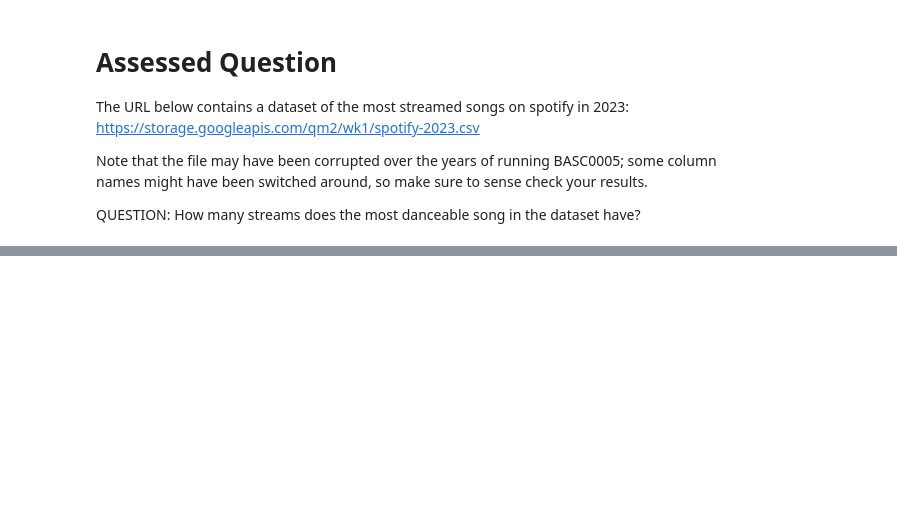
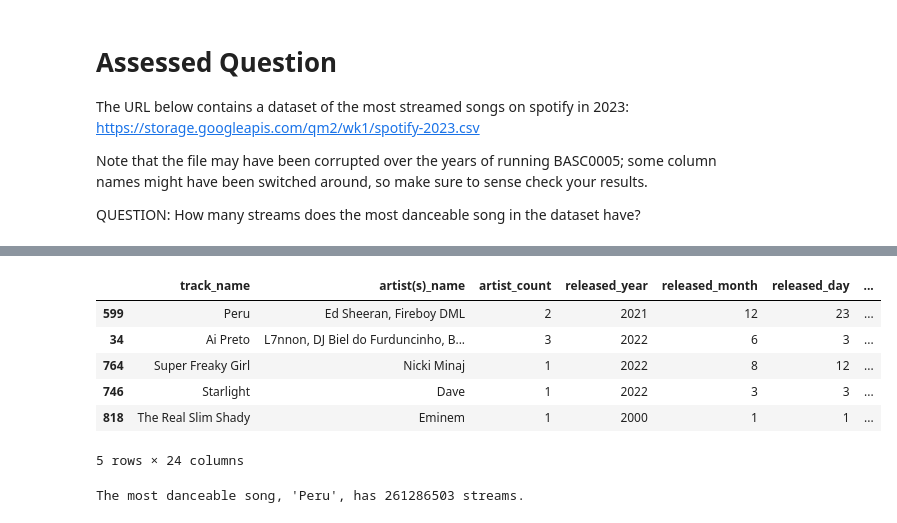
Before and after one commit to ClaraMourgueDAlgue/QM2, a Jupyter notebook: W1_Python_Recap.ipynb, the cells around one changed output, grey strips where cells are left out. Cells and saved outputs as stored; diff of their text form; code cells hidden in the pictures; blank space fills up the shorter version.

```diff
--- a/W1_Python_Recap.ipynb
+++ b/W1_Python_Recap.ipynb
@@ -236,0 +287,25 @@ QUESTION: How many streams does the most danceable song in the dataset have?
+# %%
+data.sort_values(by='danceability_%', ascending=False).head()
+# %% [output]
+|  | track_name | artist(s)_name | artist_count | released_year | released_month | released_day | ... |
+| 599 | Peru | Ed Sheeran, Fireboy DML | 2 | 2021 | 12 | 23 | ... |
+| 34 | Ai Preto | L7nnon, DJ Biel do Furduncinho, B... | 3 | 2022 | 6 | 3 | ... |
+| 764 | Super Freaky Girl | Nicki Minaj | 1 | 2022 | 8 | 12 | ... |
+| 746 | Starlight | Dave | 1 | 2022 | 3 | 3 | ... |
+| 818 | The Real Slim Shady | Eminem | 1 | 2000 | 1 | 1 | ... |
+5 rows × 24 columns
+# %%
+# We can see that the BPM and streams columns are swapped, BPM shows stream values, and streams shows BPM values.
+
+filter_by_danceability = data.sort_values(by='danceability_%', ascending=False)
+filter_by_danceability.head()
+
+# Here, the most danceable song is Peru by Ed Sheeran and Fireboy DML.
+# Since the BPM and streams columns are swapped, we'll use the BPM column to obtain the correct stream counts.
+
+top_song = filter_by_danceability.iloc[0]
+
+# Now we'll create a clear sentence stating how many streams the most danceable song has.
+print(f"The most danceable song, '{top_song['track_name']}', has {top_song['bpm']} streams.")
+# %% [output]
+The most danceable song, 'Peru', has 261286503 streams.
```
Also changed, not shown: parts of 10 cells of this notebook.
